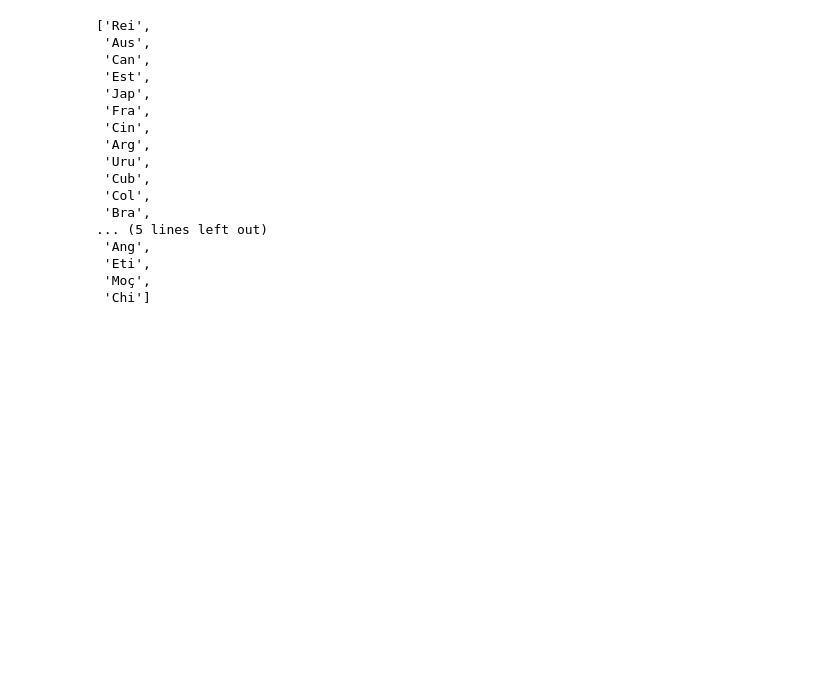
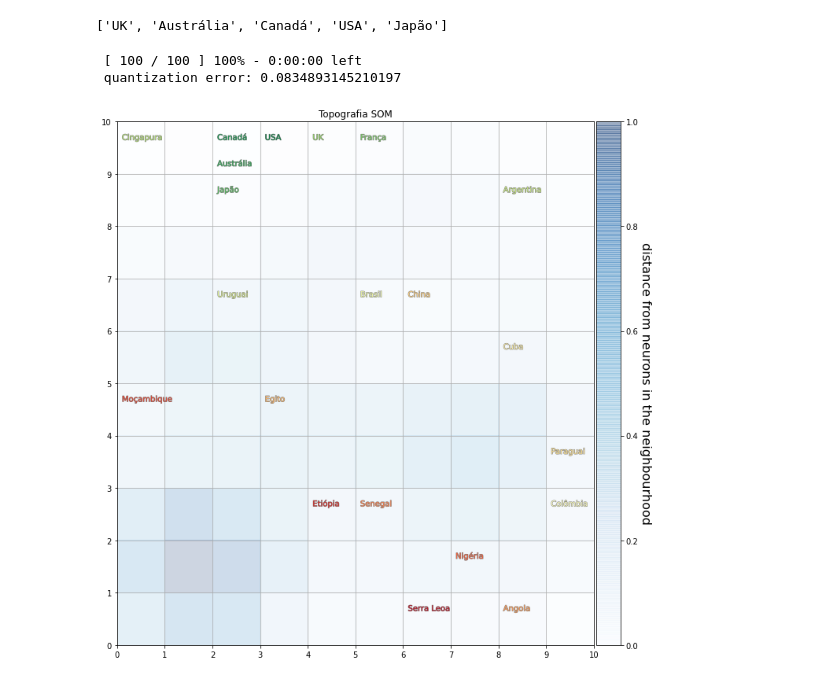
Before and after one commit to angelomarcelino/machine_learning, a Jupyter notebook: lista_3/q4_som.ipynb, the cells around one changed output. Saved outputs shown, nothing was run; the diff lists cells and outputs as text; code cells hidden in the pictures; blank space fills up the shorter version.

Commit message:
Q4 SOM using MiniSom

```diff
--- a/lista_3/q4_som.ipynb
+++ b/lista_3/q4_som.ipynb
@@ -23,21 +33,5 @@ atributos
 # %%
-paises = [i[:3] for i in paises]
-paises
+paises = [i for i in paises]
+paises[:5]
 # %% [output]
-['Rei',
- 'Aus',
- 'Can',
- 'Est',
- 'Jap',
- 'Fra',
- 'Cin',
- 'Arg',
- 'Uru',
- 'Cub',
- 'Col',
- 'Bra',
-... (5 lines left out)
- 'Ang',
- 'Eti',
- 'Moç',
- 'Chi']
+['UK', 'Austrália', 'Canadá', 'USA', 'Japão']
@@ -49,2 +37,0 @@ som = PopSom.map(xdim=10,ydim=10,train=1000,norm=True)
-# %%
-som.fit(atributos,paises)
@@ -56,0 +38,55 @@ som.significance()
+# %%
+feature_names = atributos.columns.to_list()
+X = atributos[feature_names].values
+#X = scale(X)
+
+size = 10
+som = MiniSom(
+    size, size, 4,
+    sigma=1.5, learning_rate=.7,
+    random_seed=42,
+    neighborhood_function='gaussian'
+)
+
+som.train(X, 100, verbose=True)
+# %% [output]
+ [ 100 / 100 ] 100% - 0:00:00 left
+ quantization error: 0.0834893145210197
+# %%
+pib_sort = data.sort_values(by='pib', ignore_index=True)['pais']
+pal = sns.color_palette("RdYlGn", len(pib_sort))
+colors_dict = {c: color for c, color in zip(pib_sort, pal) }
+
+country_map = som.labels_map(X, paises)
+
+fig = plt.figure(figsize=(10, 10), facecolor='white')
+ax = fig.add_subplot(111)
+
+for p, countries in country_map.items():
+    countries = list(countries)
+    x = p[0] + .1
+    y = p[1] - .3
+    for i, c in enumerate(countries):
+        off_set = (i+1)/len(countries) - 0.05
+        txt = ax.text(x, y+off_set, c, color=colors_dict[c], fontsize=10)
+        txt.set_path_effects([PathEffects.withStroke(linewidth=1, foreground='gray')])
+
+ax.pcolor(som.distance_map().T, cmap='Blues', alpha=.2)
+ax.set_xticks(np.arange(size+1))
+ax.set_yticks(np.arange(size+1))
+ax.grid()
+ax.set_title('Topografia SOM')
+
+divider = make_axes_locatable(plt.gca())
+ax_cb = divider.new_horizontal(size="5%", pad=0.05)
+cb1 = colorbar.ColorbarBase(ax_cb, cmap=cm.Blues,
+                            orientation='vertical', alpha=.4)
+cb1.ax.get_yaxis().labelpad = 16
+cb1.ax.set_ylabel('distance from neurons in the neighbourhood',
+                  rotation=270, fontsize=16)
+
+plt.gcf().add_axes(ax_cb)
+plt.tight_layout()
+plt.savefig("topografia_som.png")
+# %% [output]
+[figure, added]
```
Also changed, not shown: parts of 9 cells of this notebook.
